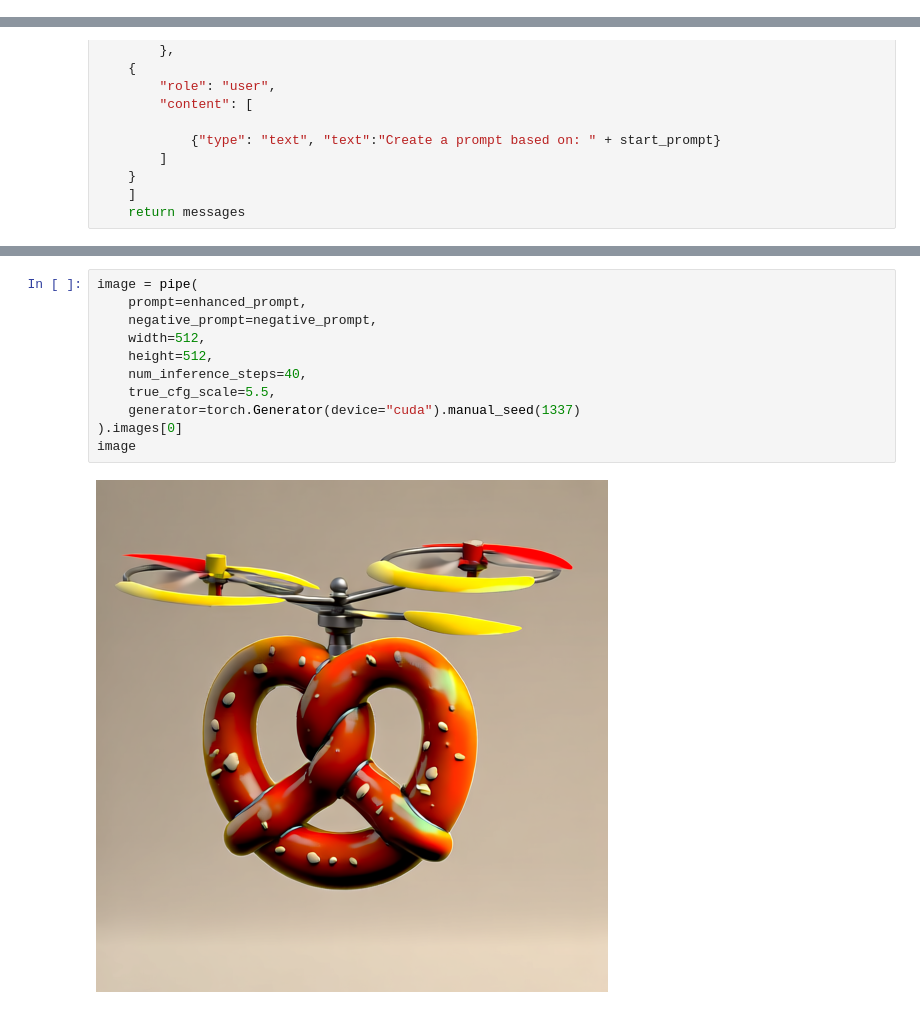
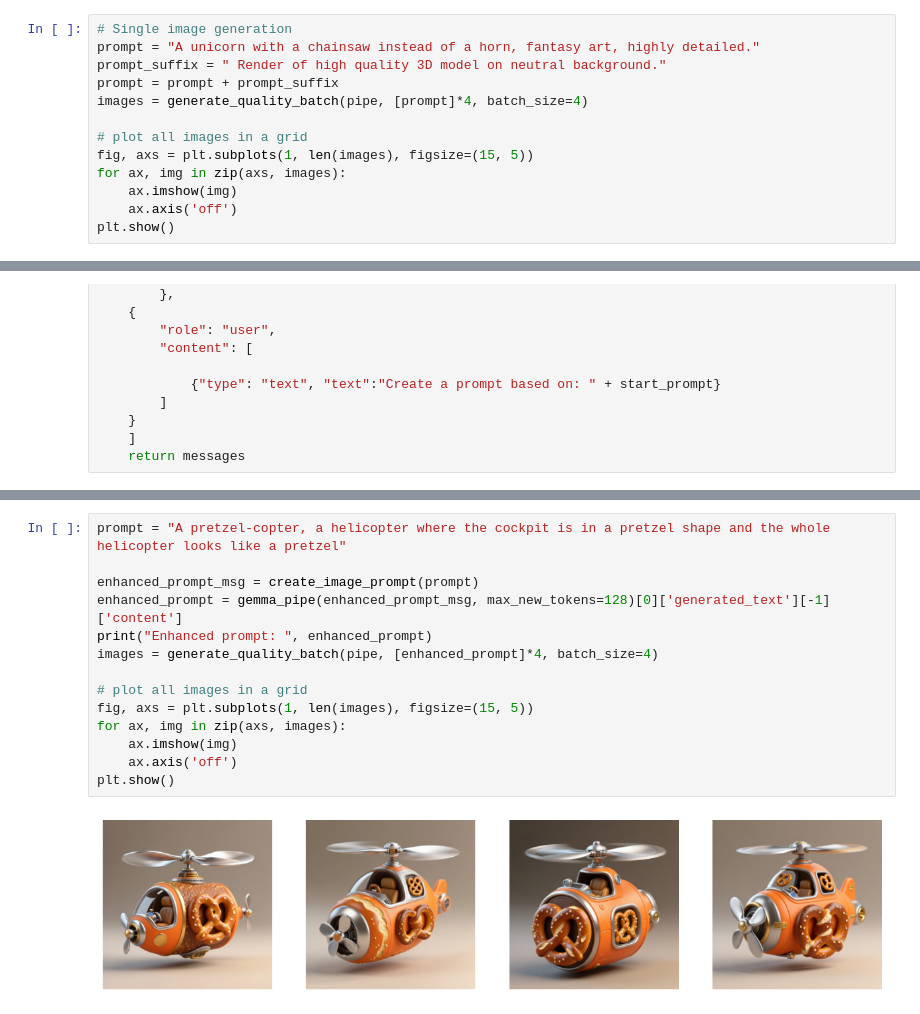
Before and after one commit to FeMa42/TRELLIS_3D_Demo, a Jupyter notebook: gemma_qwen_image.ipynb, the cells around one changed output, grey strips where cells are left out. Cells and saved outputs as stored; diff of their text form.

```diff
--- a/gemma_qwen_image.ipynb
+++ b/gemma_qwen_image.ipynb
@@ -23,0 +124,13 @@ The config attributes {'pooled_projection_dim': 768} were passed to QwenImageTra
+# %%
+# Single image generation
+prompt = "A unicorn with a chainsaw instead of a horn, fantasy art, highly detailed."
+prompt_suffix = " Render of high quality 3D model on neutral background."
+prompt = prompt + prompt_suffix
+images = generate_quality_batch(pipe, [prompt]*4, batch_size=4)
+
+# plot all images in a grid
+fig, axs = plt.subplots(1, len(images), figsize=(15, 5))
+for ax, img in zip(axs, images):
+    ax.imshow(img)
+    ax.axis('off')
+plt.show()
@@ -75,13 +187,16 @@ Enhanced prompt:  Render a high-quality 3D model of a pretzelcopter, stylized 3D
 # %%
-image = pipe(
-    prompt=enhanced_prompt,
-    negative_prompt=negative_prompt,
-    width=512,
-    height=512,
-    num_inference_steps=40,
-    true_cfg_scale=5.5,
-    generator=torch.Generator(device="cuda").manual_seed(1337)
-).images[0]
-image
+prompt = "A pretzel-copter, a helicopter where the cockpit is in a pretzel shape and the whole helicopter looks like a pretzel"
+
+enhanced_prompt_msg = create_image_prompt(prompt)
+enhanced_prompt = gemma_pipe(enhanced_prompt_msg, max_new_tokens=128)[0]['generated_text'][-1]['content']
+print("Enhanced prompt: ", enhanced_prompt)
+images = generate_quality_batch(pipe, [enhanced_prompt]*4, batch_size=4)
+
+# plot all images in a grid
+fig, axs = plt.subplots(1, len(images), figsize=(15, 5))
+for ax, img in zip(axs, images):
+    ax.imshow(img)
+    ax.axis('off')
+plt.show()
 # %% [output]
-[figure, old version]
+[figure, new version]
```
Also changed, not shown: parts of 9 cells of this notebook, 10 other files.
